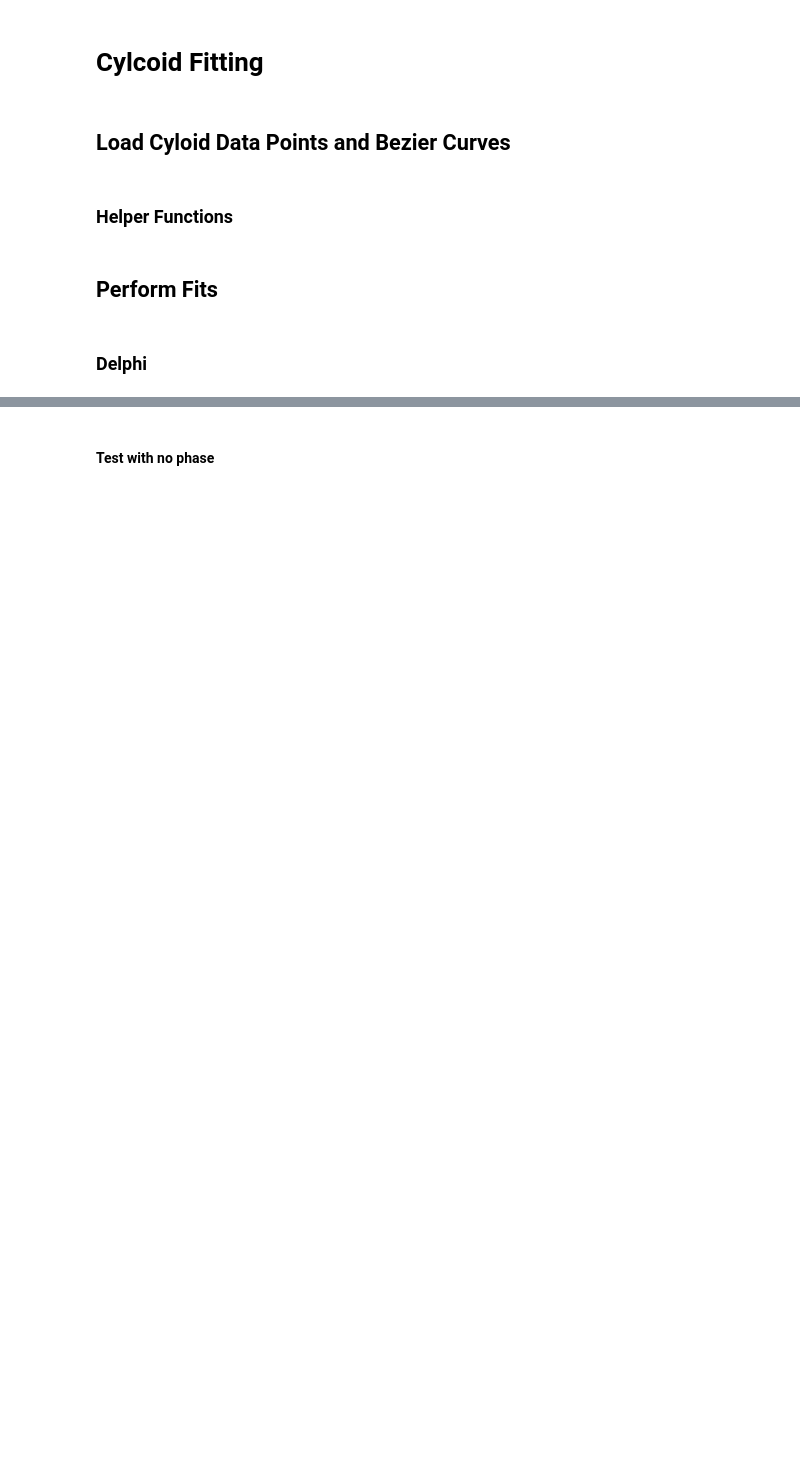
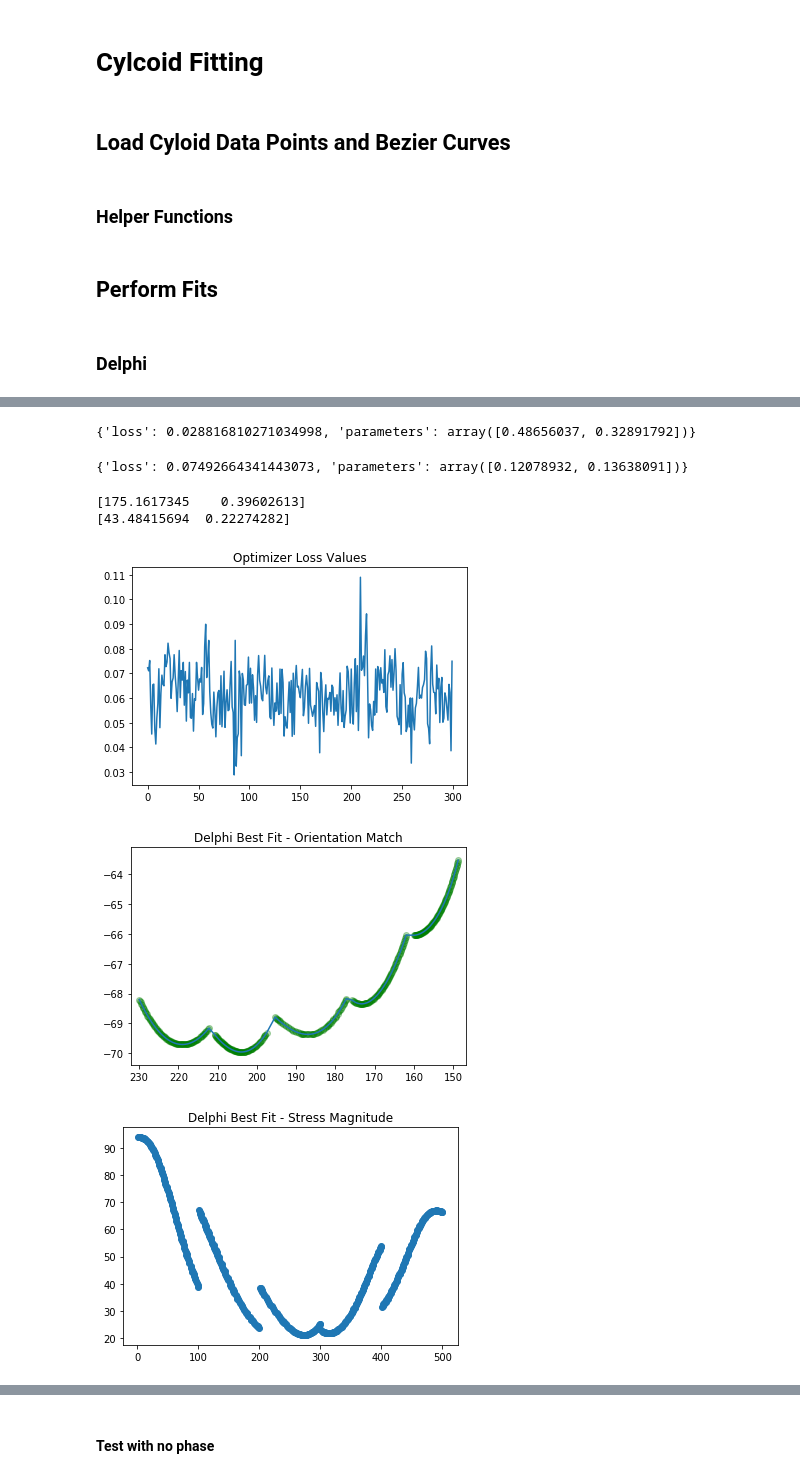
Before and after one commit to ssajous/europa-cycloids, a Jupyter notebook: src/Cycloid Fitting.ipynb, the cells around one changed output, grey strips where cells are left out. Cells and saved outputs as stored; diff of their text form; code cells hidden in the pictures; blank space fills up the shorter version.

```diff
--- a/src/Cycloid Fitting.ipynb
+++ b/src/Cycloid Fitting.ipynb
@@ -212,2 +252,10 @@ Iteration 2000/2000 -- Loss Output: 0.05350022943945771 -- Moving Avg Loss: 0.06
 # %%
-bestFit, finalFit = analyze_fit(opt, cycloids['delphi'].curve, 0.05, name="Delphi")
+bestFit, finalFit = analyze_fit(opt, cycloids['delphi'].curve, 0.25, name="Delphi")
+# %% [output]
+{'loss': 0.028816810271034998, 'parameters': array([0.48656037, 0.32891792])}
+{'loss': 0.07492664341443073, 'parameters': array([0.12078932, 0.13638091])}
+[175.1617345    0.39602613]
+[43.48415694  0.22274282]
+[figure, added]
+[figure, added]
+[figure, added]
```
Also changed, not shown: parts of 20 cells of this notebook, 1 other file.
